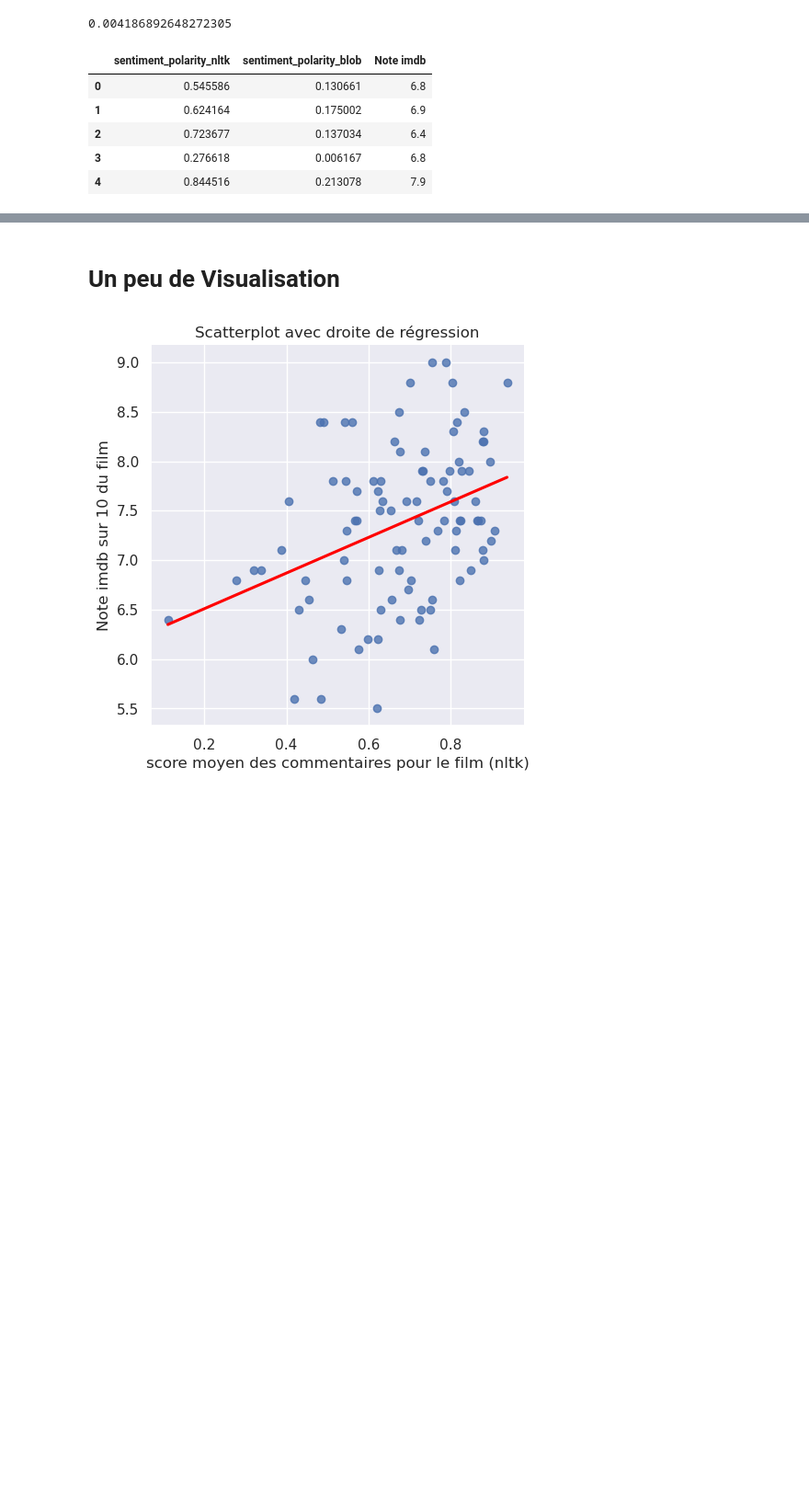
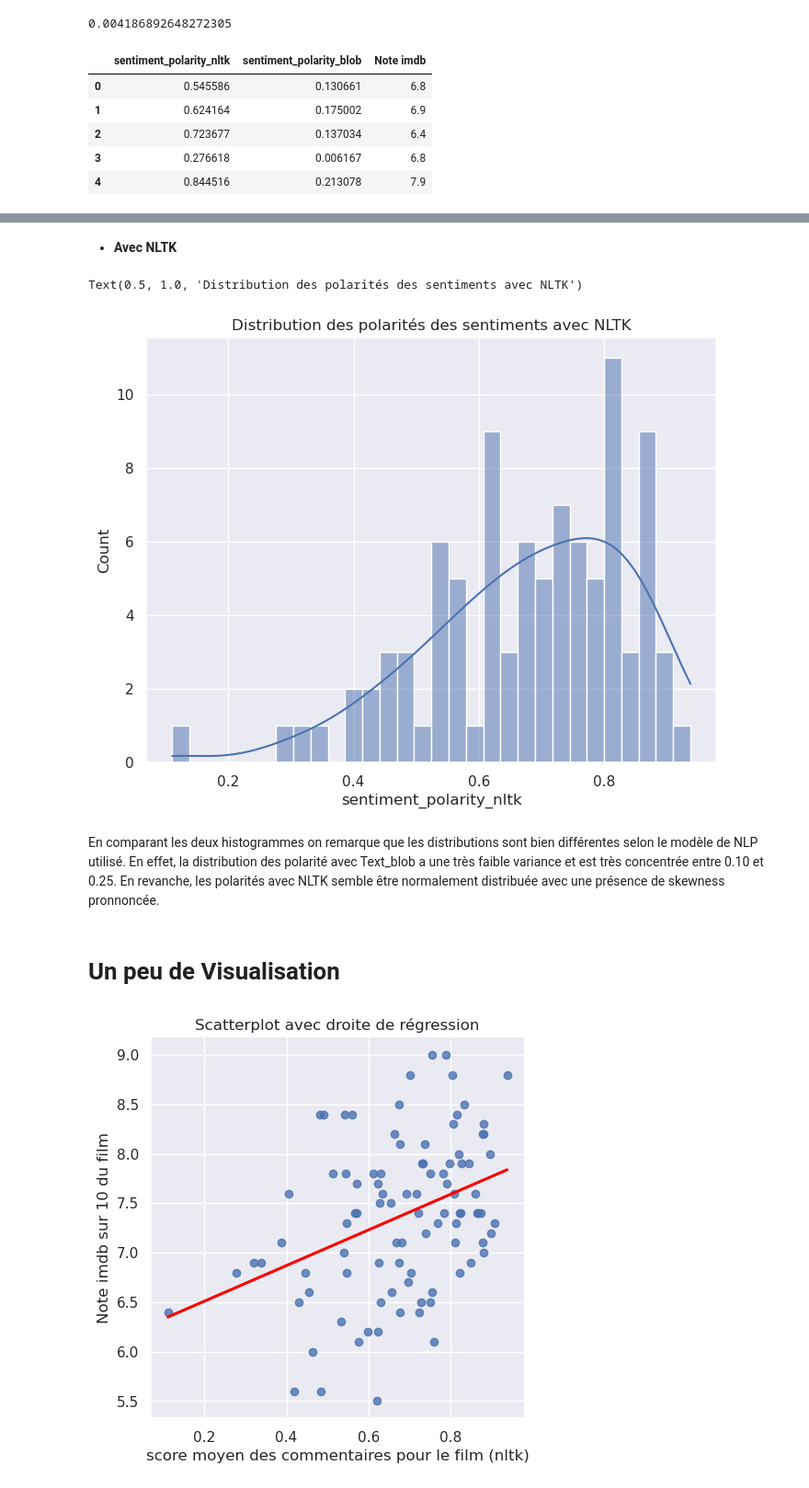
Before and after one commit to LouisArmand0/Projet_Python, a Jupyter notebook: NLP.ipynb, the cells around one changed output, grey strips where cells are left out. Shown at 92% size. Cells and saved outputs as stored; diff of their text form; code cells hidden in the pictures; blank space fills up the shorter version.

```diff
--- a/NLP.ipynb
+++ b/NLP.ipynb
@@ -523,3 +531,15 @@ sns.heatmap(temp)
+# %% [markdown]
+* **Avec NLTK**
+# %%
+# Affichage de l'histogramme
+plt.figure(1, (8,6))
+sns.histplot(df_grouped['sentiment_polarity_nltk'],kde=True, bins=30)
+plt.title('Distribution des polarités des sentiments avec NLTK')
+# %% [output]
+Text(0.5, 1.0, 'Distribution des polarités des sentiments avec NLTK')
+[figure, added]
+# %% [markdown]
+En comparant les deux histogrammes on remarque que les distributions sont bien différentes selon le modèle de NLP utilisé. En effet, la distribution des polarité avec Text_blob a une très faible variance et est très concentrée entre 0.10 et 0.25. En revanche, les polarités avec NLTK semble être normalement distribuée avec une présence de skewness pronnoncée.
 # %% [markdown]
 # Un peu de Visualisation
 # %%
```
Also changed, not shown: parts of 12 cells of this notebook.
